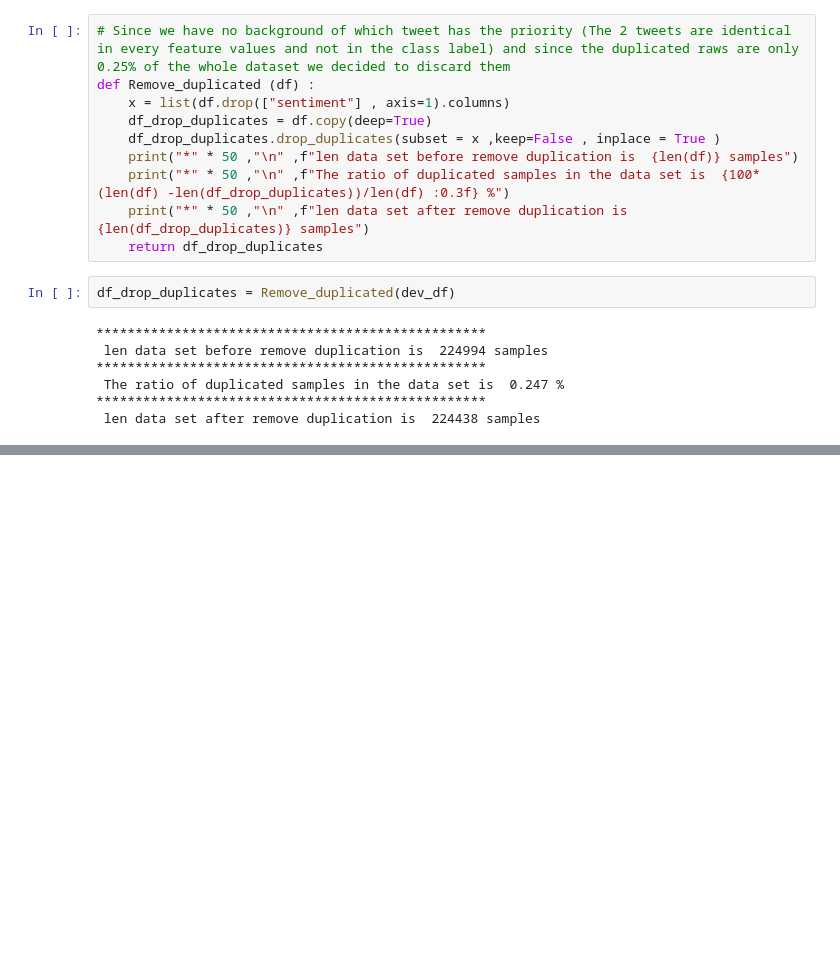
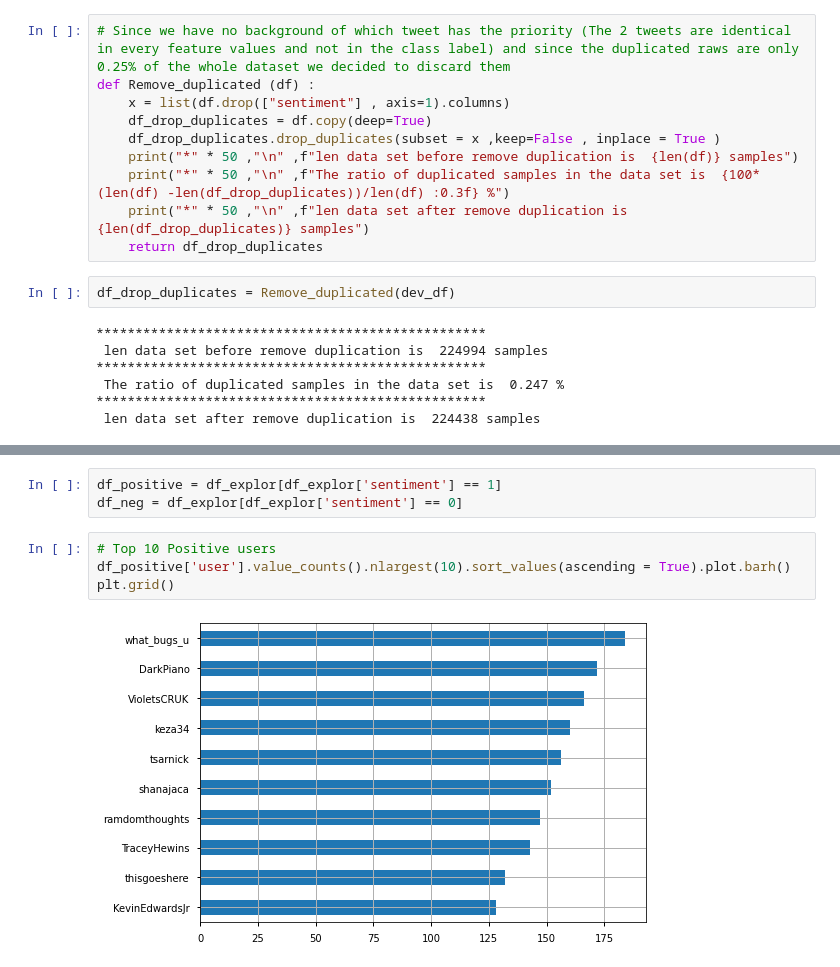
Before and after one commit to Mustafa-omer-mohammed/Tweets-Sentiment-Analysis-Binary-Classification-Problem, a Jupyter notebook: Data Exploration.ipynb, the cells around one changed output, grey strips where cells are left out. Cells and saved outputs as stored; diff of their text form; blank space fills up the shorter version.

```diff
--- a/Data Exploration.ipynb
+++ b/Data Exploration.ipynb
@@ -357,0 +376,9 @@ df_drop_duplicates = Remove_duplicated(dev_df)
+# %%
+df_positive = df_explor[df_explor['sentiment'] == 1]
+df_neg = df_explor[df_explor['sentiment'] == 0]
+# %%
+# Top 10 Positive users
+df_positive['user'].value_counts().nlargest(10).sort_values(ascending = True).plot.barh()
+plt.grid()
+# %% [output]
+[figure, added]
```
Also changed, not shown: parts of 10 cells of this notebook.
